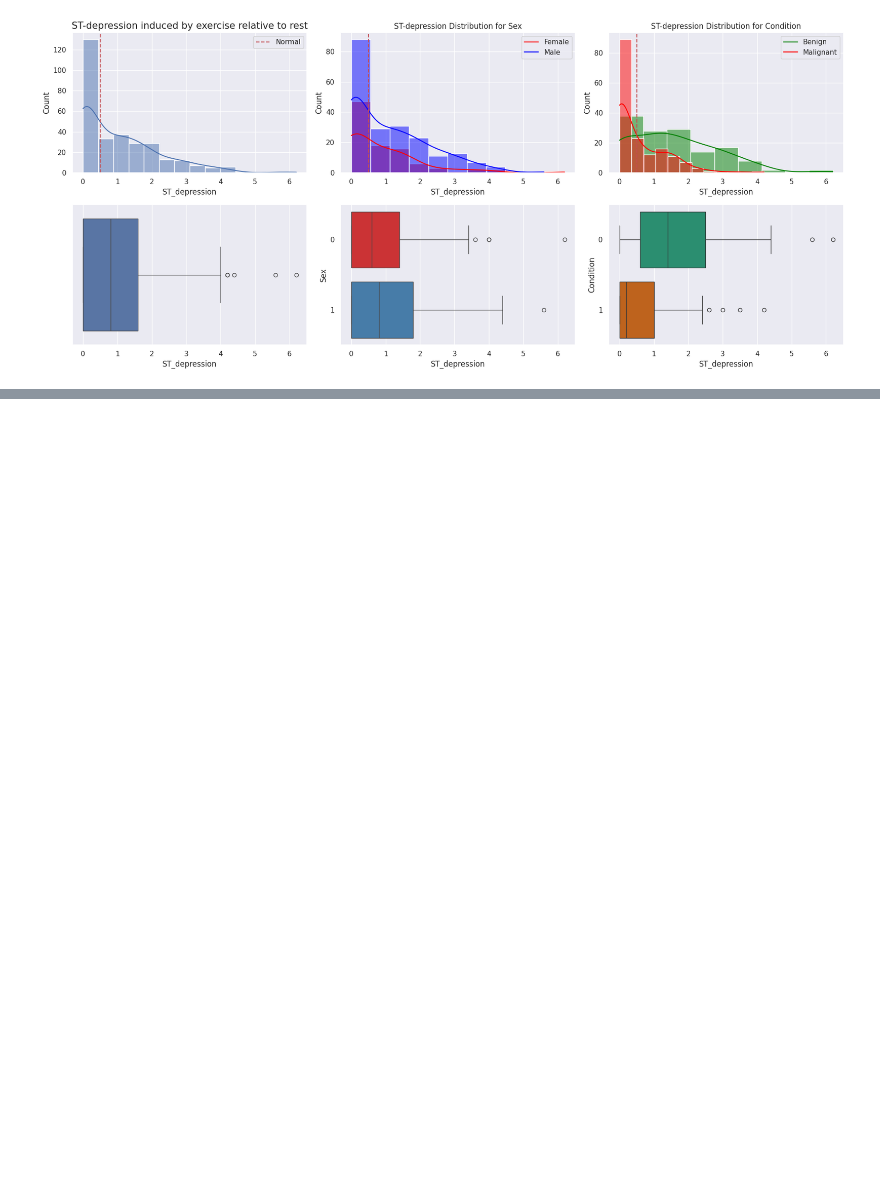
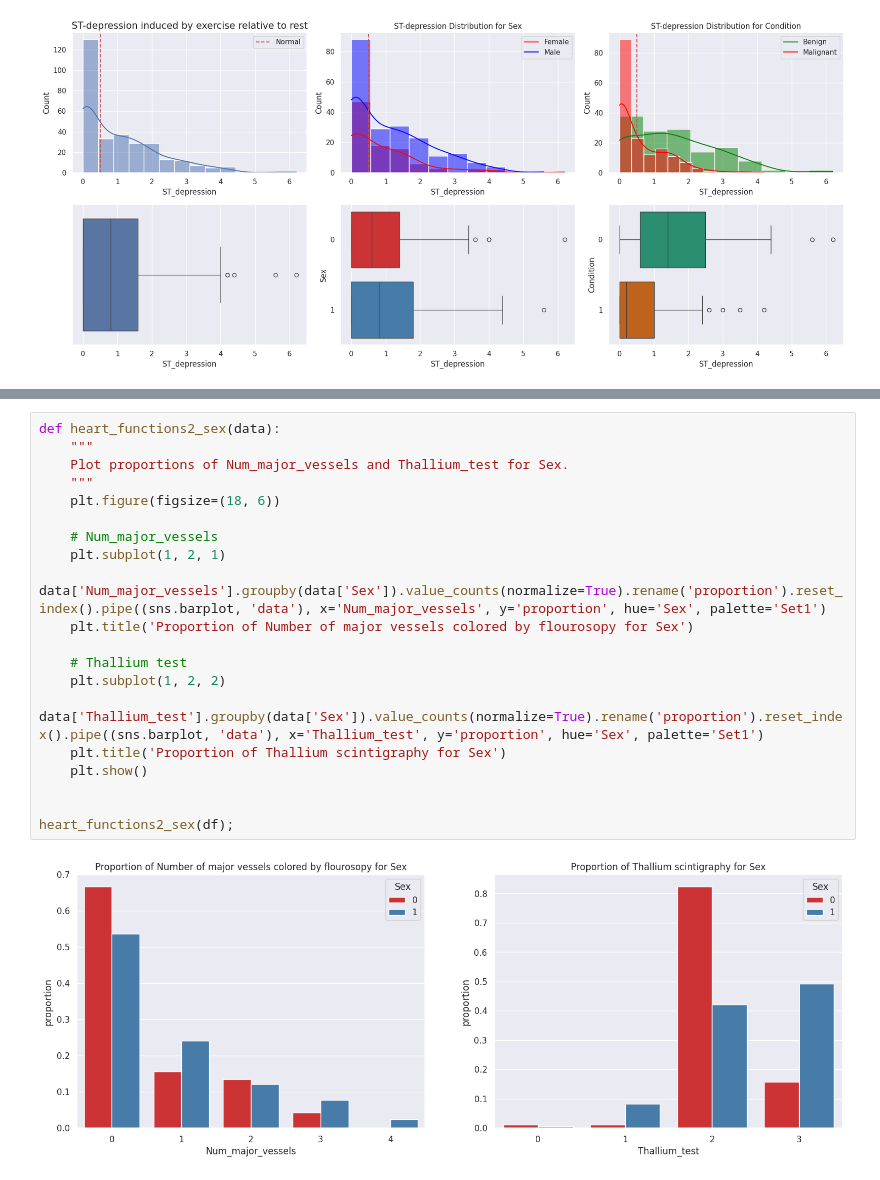
Before and after one commit to GudLukas/Lovelace-Team-Project, a Jupyter notebook: data.ipynb, the cells around one changed output, grey strips where cells are left out. Saved outputs shown, nothing was run; the diff lists cells and outputs as text; blank space fills up the shorter version.

```diff
--- a/data.ipynb
+++ b/data.ipynb
@@ -595,0 +620,22 @@ Passing `palette` without assigning `hue` is deprecated and will be removed in v
+# %%
+def heart_functions2_sex(data):
+    """
+    Plot proportions of Num_major_vessels and Thallium_test for Sex.
+    """
+    plt.figure(figsize=(18, 6))
+
+    # Num_major_vessels
+    plt.subplot(1, 2, 1)
+    data['Num_major_vessels'].groupby(data['Sex']).value_counts(normalize=True).rename('proportion').reset_index().pipe((sns.barplot, 'data'), x='Num_major_vessels', y='proportion', hue='Sex', palette='Set1')
+    plt.title('Proportion of Number of major vessels colored by flourosopy for Sex')
+
+    # Thallium test
+    plt.subplot(1, 2, 2)
+    data['Thallium_test'].groupby(data['Sex']).value_counts(normalize=True).rename('proportion').reset_index().pipe((sns.barplot, 'data'), x='Thallium_test', y='proportion', hue='Sex', palette='Set1')
+    plt.title('Proportion of Thallium scintigraphy for Sex')
+    plt.show()
+
+
+heart_functions2_sex(df);
+# %% [output]
+[figure, added]
```
Also changed, not shown: parts of 6 cells of this notebook.
